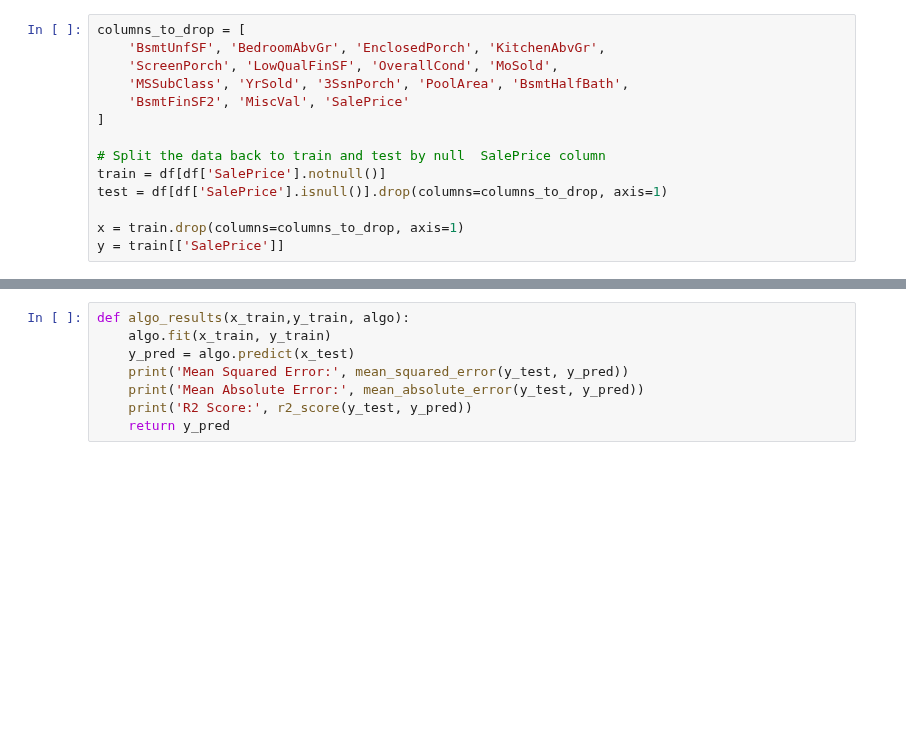
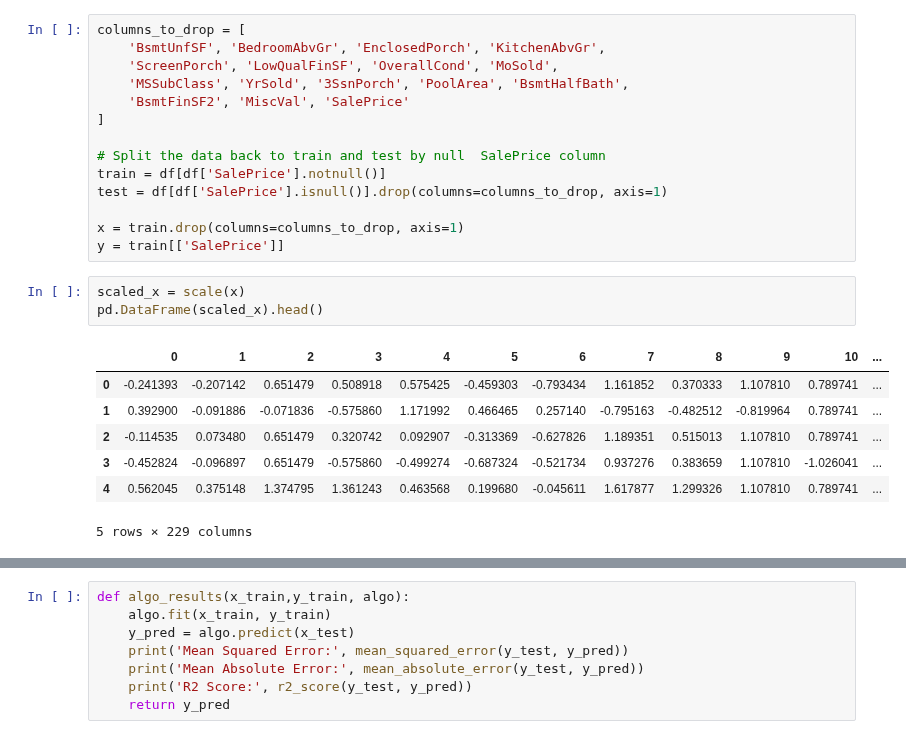
Before and after one commit to zafermesut/ai-crash-course, a Jupyter notebook: Homeworks/Predict House Pricing Using Advanced Regression/Predict House Pricing.ipynb, the cells around one changed output, grey strips where cells are left out. Cells and saved outputs as stored; diff of their text form; blank space fills up the shorter version.

```diff
--- a/Homeworks/Predict House Pricing Using Advanced Regression/Predict House Pricing.ipynb
+++ b/Homeworks/Predict House Pricing Using Advanced Regression/Predict House Pricing.ipynb
@@ -505,6 +505,17 @@ test = df[df['SalePrice'].isnull()].drop(columns=columns_to_drop, axis=1)
 
 x = train.drop(columns=columns_to_drop, axis=1)
 y = train[['SalePrice']]
+# %%
+scaled_x = scale(x)
+pd.DataFrame(scaled_x).head()
+# %% [output]
+|  | 0 | 1 | 2 | 3 | 4 | 5 | 6 | 7 | 8 | 9 | 10 | ... |
+| 0 | -0.241393 | -0.207142 | 0.651479 | 0.508918 | 0.575425 | -0.459303 | -0.793434 | 1.161852 | 0.370333 | 1.107810 | 0.789741 | ... |
+| 1 | 0.392900 | -0.091886 | -0.071836 | -0.575860 | 1.171992 | 0.466465 | 0.257140 | -0.795163 | -0.482512 | -0.819964 | 0.789741 | ... |
+| 2 | -0.114535 | 0.073480 | 0.651479 | 0.320742 | 0.092907 | -0.313369 | -0.627826 | 1.189351 | 0.515013 | 1.107810 | 0.789741 | ... |
+| 3 | -0.452824 | -0.096897 | 0.651479 | -0.575860 | -0.499274 | -0.687324 | -0.521734 | 0.937276 | 0.383659 | 1.107810 | -1.026041 | ... |
+| 4 | 0.562045 | 0.375148 | 1.374795 | 1.361243 | 0.463568 | 0.199680 | -0.045611 | 1.617877 | 1.299326 | 1.107810 | 0.789741 | ... |
+5 rows × 229 columns
 # %%
 x.shape
 # %% [output]
```
Also changed, not shown: parts of 12 cells of this notebook, 5 other files.
